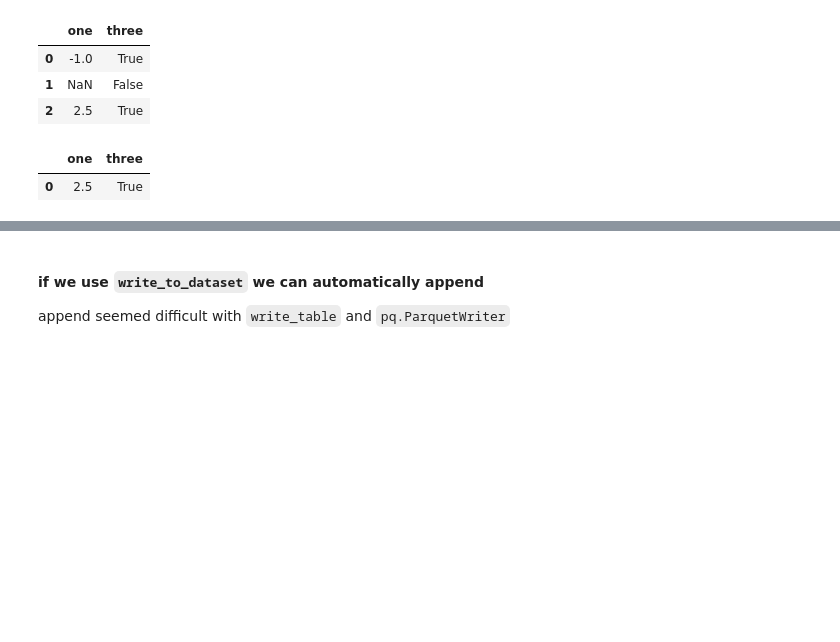
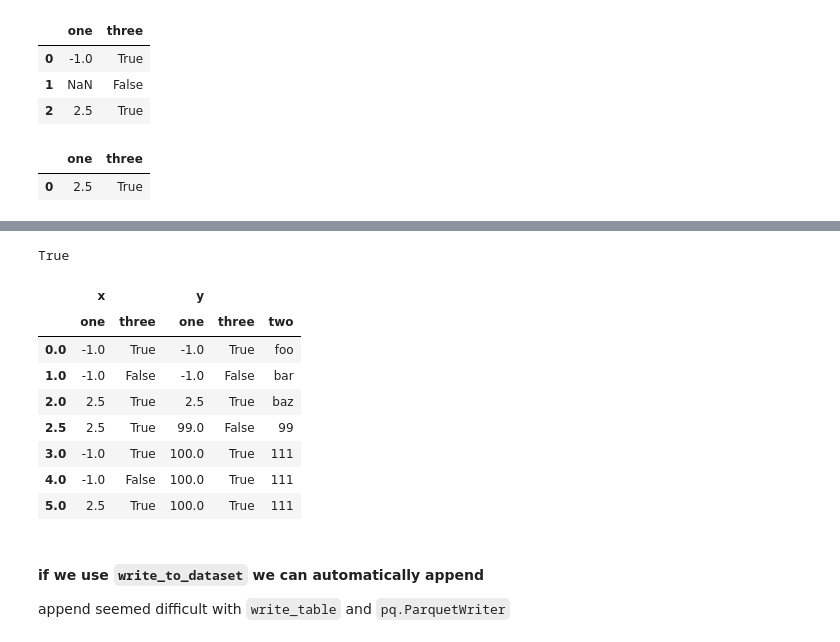
Before and after one commit to SatoriNetwork/Satori, a Jupyter notebook: notebooks/explore/RDBMS Parquet reading and writing.ipynb, the cells around one changed output, grey strips where cells are left out. Saved outputs shown, nothing was run; the diff lists cells and outputs as text; code cells hidden in the pictures; blank space fills up the shorter version.

```diff
--- a/notebooks/explore/RDBMS Parquet reading and writing.ipynb
+++ b/notebooks/explore/RDBMS Parquet reading and writing.ipynb
@@ -52,0 +109,7 @@ pq.read_table('example.parquet', columns=['one', 'three'], filters=[('one', '=='
+# %%
+df6 = pd.DataFrame({('y', 'one'): [100],
+                   ('y', 'two'): ['111'],
+                   ('y', 'three'): [True]},
+                   index=[3]
+                   )
+df6
@@ -52,0 +120,3 @@ pq.read_table('example.parquet', columns=['one', 'three'], filters=[('one', '=='
+# %%
+df7 = pd.merge(df4,df5, how='outer', left_index=True, right_index=True)
+df7
@@ -52,0 +136,4 @@ pq.read_table('example.parquet', columns=['one', 'three'], filters=[('one', '=='
+# %%
+# append insert
+df7.loc[df6.index, [x for x in df6.columns]] = df6
+df7
@@ -52,0 +149,7 @@ pq.read_table('example.parquet', columns=['one', 'three'], filters=[('one', '=='
+# %%
+df6 = pd.DataFrame({('y', 'one'): [99],
+                   ('y', 'two'): ['99'],
+                   ('y', 'three'): [False]},
+                   index=[2.5]
+                   )
+df6
@@ -53,3 +171,23 @@ pq.read_table('example.parquet', columns=['one', 'three'], filters=[('one', '=='
+# %%
+df5.index.values[0] in df7.index.values
+# %% [output]
+True
+# %%
+#pd.merge(df7, df6, how='outer', left_index=True, right_index=True)
+#df7.loc[df6.index] = None
+df7.append(df6).sort_index().fillna(method='ffill')
+#pd.concat([df7.iloc[:df6.index], df6, df.loc[df6.index:]]).reset_index(drop=True)
+#df7.loc[df6.index, [x for x in df6.columns]]
+# %% [output]
+|  | x |  | y |  |  |
+|  | one | three | one | three | two |
+| 0.0 | -1.0 | True | -1.0 | True | foo |
+| 1.0 | -1.0 | False | -1.0 | False | bar |
+| 2.0 | 2.5 | True | 2.5 | True | baz |
+| 2.5 | 2.5 | True | 99.0 | False | 99 |
+| 3.0 | -1.0 | True | 100.0 | True | 111 |
+| 4.0 | -1.0 | False | 100.0 | True | 111 |
+| 5.0 | 2.5 | True | 100.0 | True | 111 |
 # %% [markdown]
 #### if we use `write_to_dataset` we can automatically append
 append seemed difficult with `write_table` and `pq.ParquetWriter`
```
Also changed, not shown: parts of 27 cells of this notebook, 5 other files.
